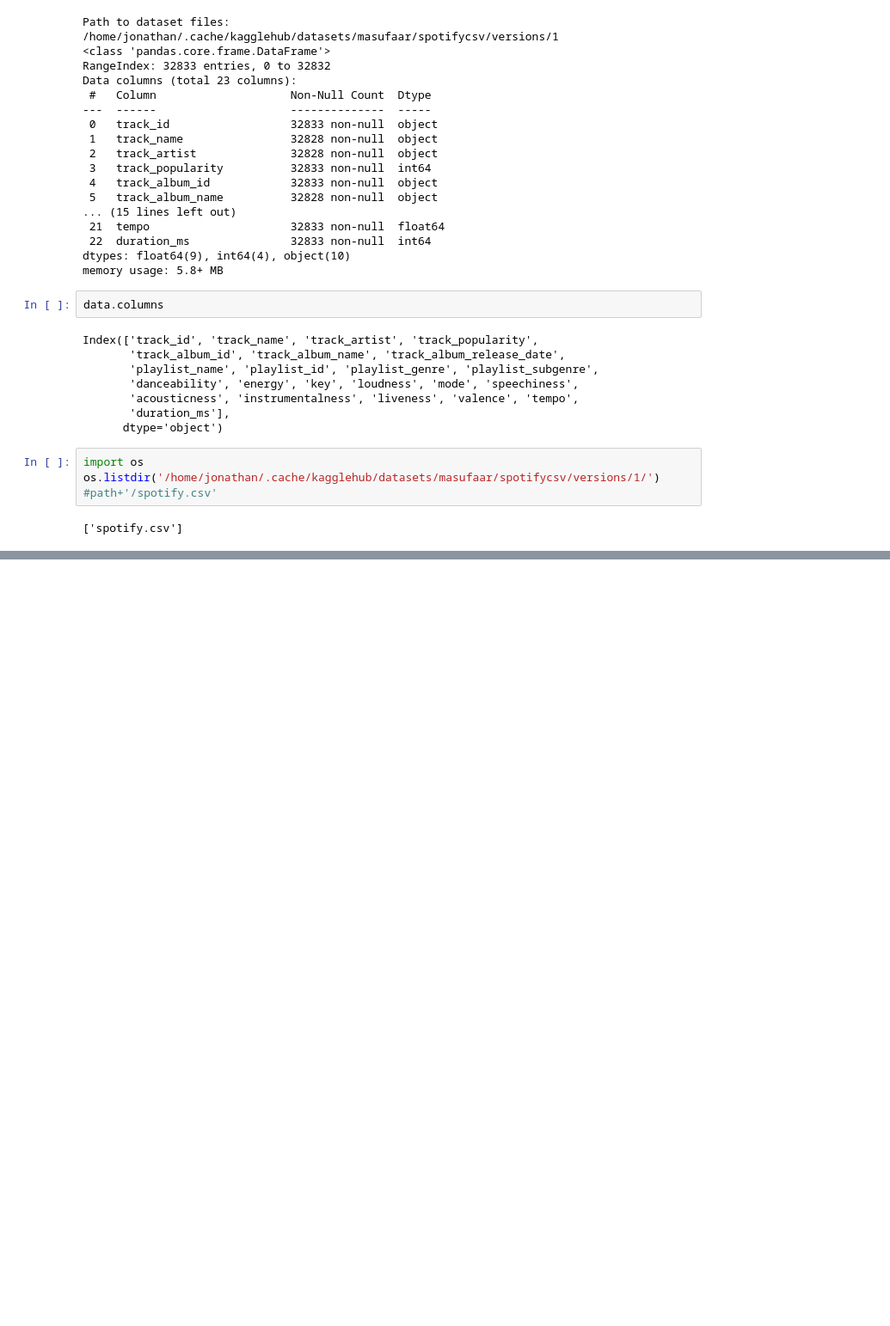
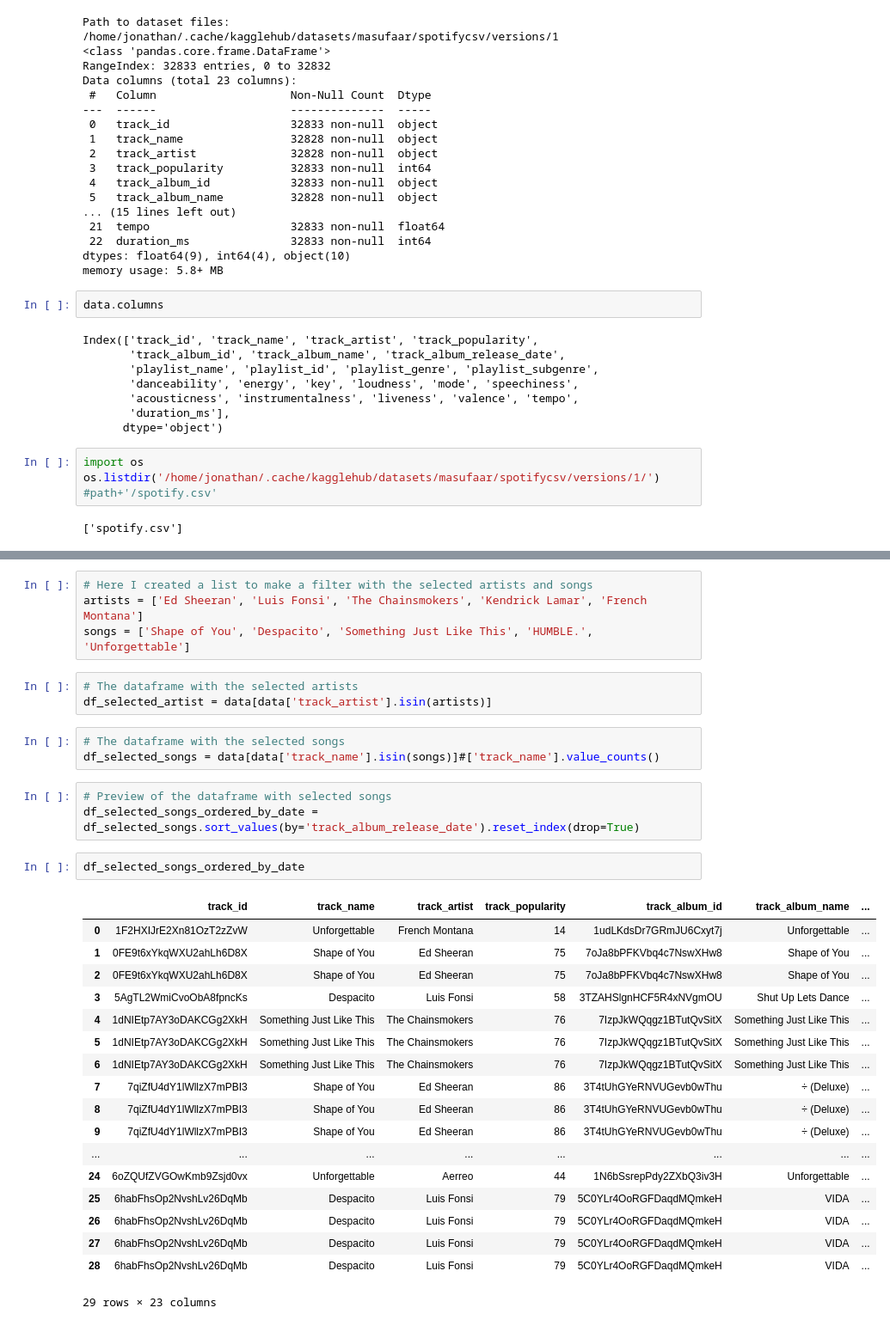
Before and after one commit to JhonCostaDev/Kaggle_training, a Jupyter notebook: data_visualization/2_line_charts.ipynb, the cells around one changed output, grey strips where cells are left out. Shown at 86% size. Drawn from its saved outputs; the diff is of its cells as text; blank space fills up the shorter version.

```diff
--- a/data_visualization/2_line_charts.ipynb
+++ b/data_visualization/2_line_charts.ipynb
@@ -45,0 +71,34 @@ os.listdir('/home/jonathan/.cache/kagglehub/datasets/masufaar/spotifycsv/version
+# %%
+# Here I created a list to make a filter with the selected artists and songs
+artists = ['Ed Sheeran', 'Luis Fonsi', 'The Chainsmokers', 'Kendrick Lamar', 'French Montana']
+songs = ['Shape of You', 'Despacito', 'Something Just Like This', 'HUMBLE.', 'Unforgettable']
+# %%
+# The dataframe with the selected artists
+df_selected_artist = data[data['track_artist'].isin(artists)]
+# %%
+# The dataframe with the selected songs
+df_selected_songs = data[data['track_name'].isin(songs)]#['track_name'].value_counts()
+# %%
+# Preview of the dataframe with selected songs
+df_selected_songs_ordered_by_date = df_selected_songs.sort_values(by='track_album_release_date').reset_index(drop=True)
+# %%
+df_selected_songs_ordered_by_date
+# %% [output]
+|  | track_id | track_name | track_artist | track_popularity | track_album_id | track_album_name | ... |
+| 0 | 1F2HXIJrE2Xn81OzT2zZvW | Unforgettable | French Montana | 14 | 1udLKdsDr7GRmJU6Cxyt7j | Unforgettable | ... |
+| 1 | 0FE9t6xYkqWXU2ahLh6D8X | Shape of You | Ed Sheeran | 75 | 7oJa8bPFKVbq4c7NswXHw8 | Shape of You | ... |
+| 2 | 0FE9t6xYkqWXU2ahLh6D8X | Shape of You | Ed Sheeran | 75 | 7oJa8bPFKVbq4c7NswXHw8 | Shape of You | ... |
+| 3 | 5AgTL2WmiCvoObA8fpncKs | Despacito | Luis Fonsi | 58 | 3TZAHSlgnHCF5R4xNVgmOU | Shut Up Lets Dance | ... |
+| 4 | 1dNIEtp7AY3oDAKCGg2XkH | Something Just Like This | The Chainsmokers | 76 | 7IzpJkWQqgz1BTutQvSitX | Something Just Like This | ... |
+| 5 | 1dNIEtp7AY3oDAKCGg2XkH | Something Just Like This | The Chainsmokers | 76 | 7IzpJkWQqgz1BTutQvSitX | Something Just Like This | ... |
+| 6 | 1dNIEtp7AY3oDAKCGg2XkH | Something Just Like This | The Chainsmokers | 76 | 7IzpJkWQqgz1BTutQvSitX | Something Just Like This | ... |
+| 7 | 7qiZfU4dY1lWllzX7mPBI3 | Shape of You | Ed Sheeran | 86 | 3T4tUhGYeRNVUGevb0wThu | ÷ (Deluxe) | ... |
+| 8 | 7qiZfU4dY1lWllzX7mPBI3 | Shape of You | Ed Sheeran | 86 | 3T4tUhGYeRNVUGevb0wThu | ÷ (Deluxe) | ... |
+| 9 | 7qiZfU4dY1lWllzX7mPBI3 | Shape of You | Ed Sheeran | 86 | 3T4tUhGYeRNVUGevb0wThu | ÷ (Deluxe) | ... |
+| ... | ... | ... | ... | ... | ... | ... | ... |
+| 24 | 6oZQUfZVGOwKmb9Zsjd0vx | Unforgettable | Aerreo | 44 | 1N6bSsrepPdy2ZXbQ3iv3H | Unforgettable | ... |
+| 25 | 6habFhsOp2NvshLv26DqMb | Despacito | Luis Fonsi | 79 | 5C0YLr4OoRGFDaqdMQmkeH | VIDA | ... |
+| 26 | 6habFhsOp2NvshLv26DqMb | Despacito | Luis Fonsi | 79 | 5C0YLr4OoRGFDaqdMQmkeH | VIDA | ... |
+| 27 | 6habFhsOp2NvshLv26DqMb | Despacito | Luis Fonsi | 79 | 5C0YLr4OoRGFDaqdMQmkeH | VIDA | ... |
+| 28 | 6habFhsOp2NvshLv26DqMb | Despacito | Luis Fonsi | 79 | 5C0YLr4OoRGFDaqdMQmkeH | VIDA | ... |
+29 rows × 23 columns
```
Also changed, not shown: parts of 10 cells of this notebook, 1 other file.
